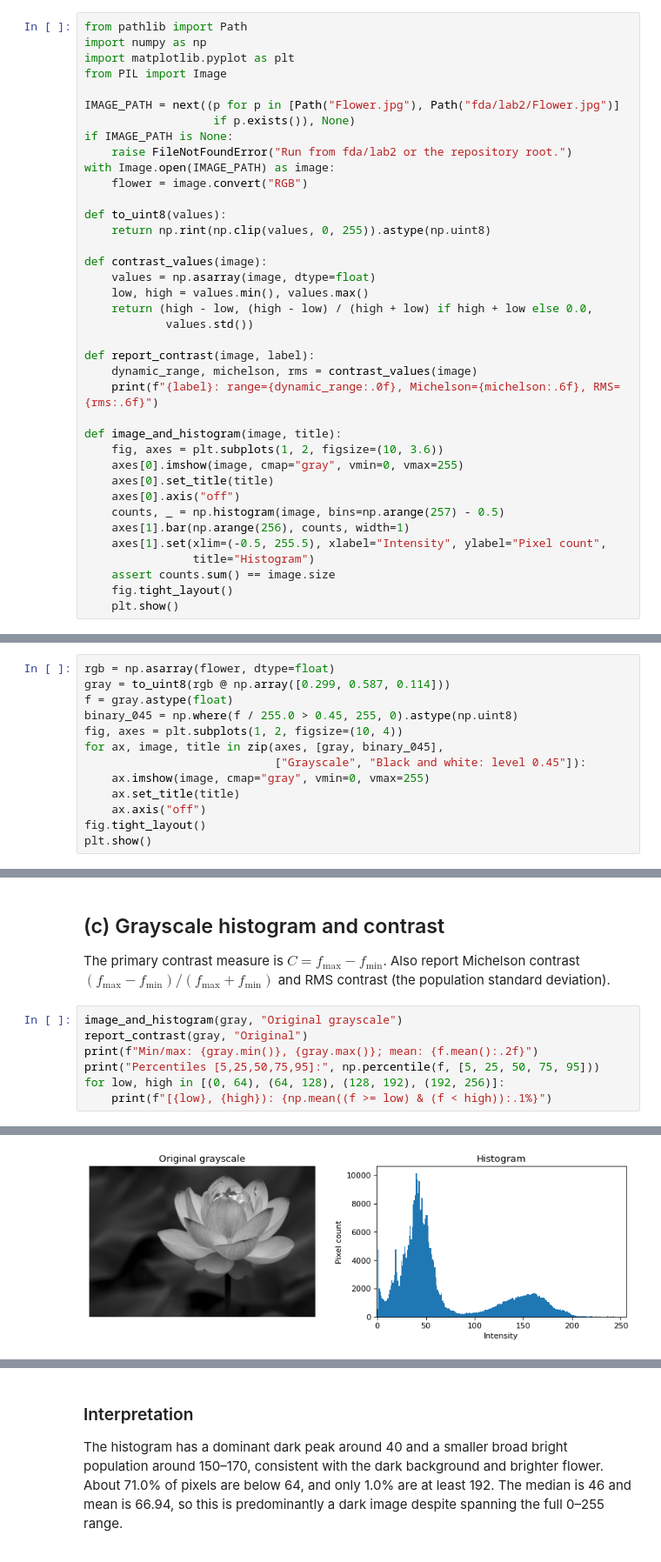
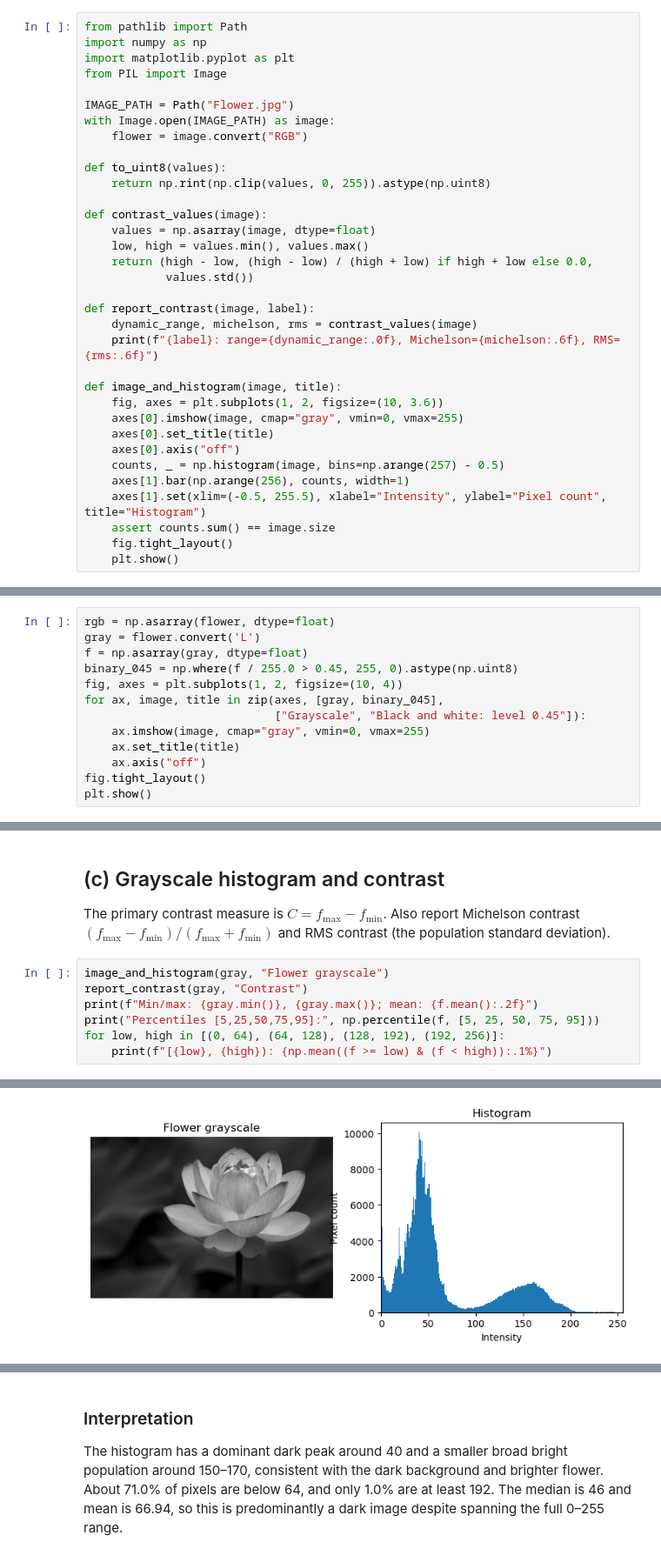
Before and after one commit to kyle-nguyennn/ml-stats-lab, a Jupyter notebook: fda/lab2/Q2_intensity_transformations.ipynb, the cells around one changed output, grey strips where cells are left out. Shown at 87% size. Saved outputs shown, nothing was run; the diff lists cells and outputs as text.

```diff
--- a/fda/lab2/Q2_intensity_transformations.ipynb
+++ b/fda/lab2/Q2_intensity_transformations.ipynb
@@ -14,10 +8,7 @@ import numpy as np
 import matplotlib.pyplot as plt
 from PIL import Image
 
-IMAGE_PATH = next((p for p in [Path("Flower.jpg"), Path("fda/lab2/Flower.jpg")]
-                   if p.exists()), None)
-if IMAGE_PATH is None:
-    raise FileNotFoundError("Run from fda/lab2 or the repository root.")
+IMAGE_PATH = Path("Flower.jpg")
 with Image.open(IMAGE_PATH) as image:
     flower = image.convert("RGB")
 
@@ -41,8 +32,7 @@ def image_and_histogram(image, title):
     axes[0].axis("off")
     counts, _ = np.histogram(image, bins=np.arange(257) - 0.5)
     axes[1].bar(np.arange(256), counts, width=1)
-    axes[1].set(xlim=(-0.5, 255.5), xlabel="Intensity", ylabel="Pixel count",
-                title="Histogram")
+    axes[1].set(xlim=(-0.5, 255.5), xlabel="Intensity", ylabel="Pixel count", title="Histogram")
     assert counts.sum() == image.size
     fig.tight_layout()
     plt.show()
@@ -74,7 +63,7 @@ Use $f=0.299R+0.587G+0.114B$, rounded to 8-bit grayscale. A pixel is white when
 # %%
 rgb = np.asarray(flower, dtype=float)
-gray = to_uint8(rgb @ np.array([0.299, 0.587, 0.114]))
-f = gray.astype(float)
+gray = flower.convert('L')
+f = np.asarray(gray, dtype=float)
 binary_045 = np.where(f / 255.0 > 0.45, 255, 0).astype(np.uint8)
 fig, axes = plt.subplots(1, 2, figsize=(10, 4))
 for ax, image, title in zip(axes, [gray, binary_045],
@@ -91,8 +80,8 @@ plt.show()
 
 The primary contrast measure is $C=f_{\max}-f_{\min}$. Also report Michelson contrast $(f_{\max}-f_{\min})/(f_{\max}+f_{\min})$ and RMS contrast (the population standard deviation).
 # %%
-image_and_histogram(gray, "Original grayscale")
-report_contrast(gray, "Original")
+image_and_histogram(gray, "Flower grayscale")
+report_contrast(gray, "Contrast")
 print(f"Min/max: {gray.min()}, {gray.max()}; mean: {f.mean():.2f}")
 print("Percentiles [5,25,50,75,95]:", np.percentile(f, [5, 25, 50, 75, 95]))
 for low, high in [(0, 64), (64, 128), (128, 192), (192, 256)]:
@@ -101 +91 @@ for low, high in [(0, 64), (64, 128), (128, 192), (192, 256)]:
-[figure, old version]
+[figure, new version]
```
Also changed, not shown: parts of 5 cells of this notebook.
